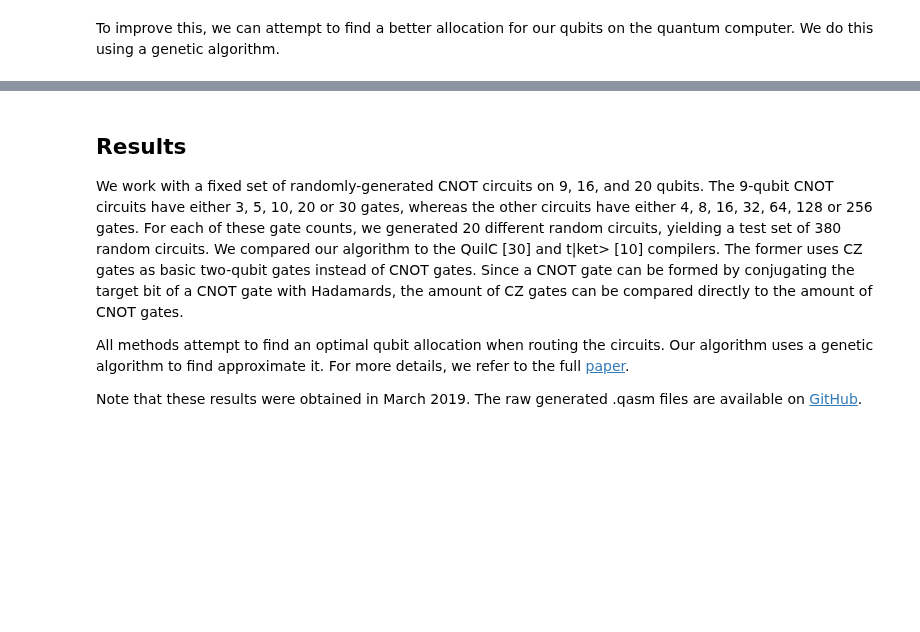
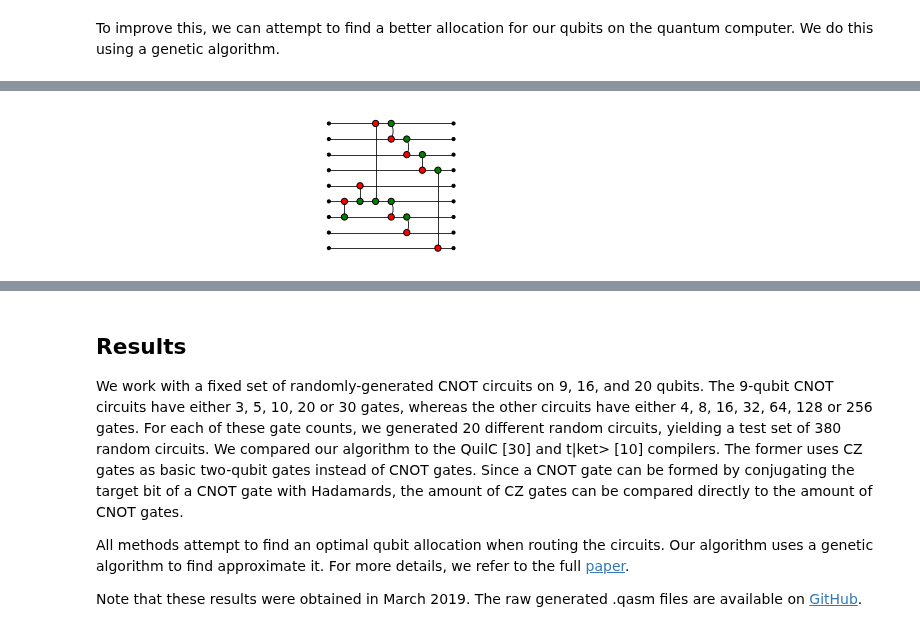
Before and after one commit to zxcalc/pyzx, a Jupyter notebook: scratchpads/Q-TURN SteinerGauss Poster.ipynb, the cells around one changed output, grey strips where cells are left out. Saved outputs shown, nothing was run; the diff lists cells and outputs as text; code cells hidden in the pictures; blank space fills up the shorter version.

```diff
--- a/scratchpads/Q-TURN SteinerGauss Poster.ipynb
+++ b/scratchpads/Q-TURN SteinerGauss Poster.ipynb
@@ -380,3 +386,7 @@ cx q[6], q[7];
+# %%
+draw_matplotlib(result_circuit2)
+# %% [output]
+[figure, added]
 # %%
 result_circuit2.count_cnots()
 # %% [output]
```
Also changed, not shown: parts of 8 cells of this notebook.
